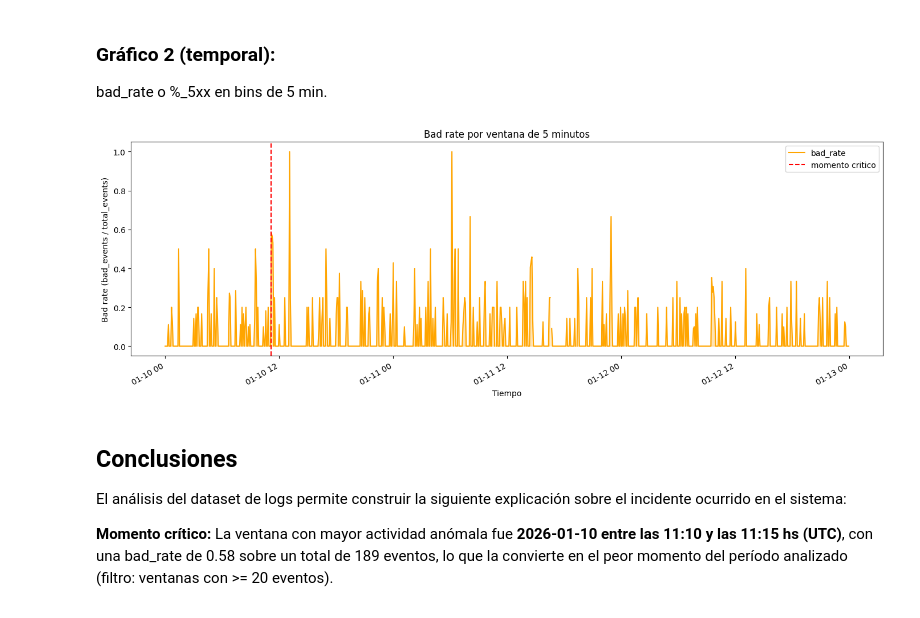
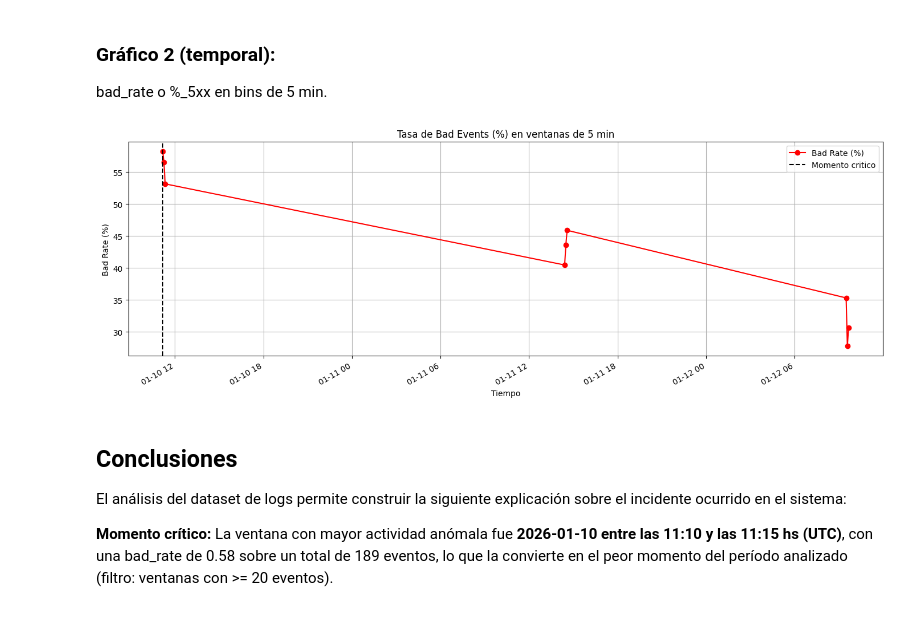
Before and after one commit to da21nny/The_Huddle_Challenge_6_CodePro_4, a Jupyter notebook: challenge_6.ipynb, the cells around one changed output. Drawn from its saved outputs; the diff is of its cells as text; code cells hidden in the pictures.

```diff
--- a/challenge_6.ipynb
+++ b/challenge_6.ipynb
@@ -256,42 +256,34 @@ plt.show() # Muestra el gráfico
 ### Gráfico 2 (temporal):
 bad_rate o %_5xx en bins de 5 min.
 # %%
-sr_x_time = df_time_windows['window_start'] # Obtiene la ventana de tiempo con el mayor bad rate
-sr_y_badrate = df_time_windows['bad_rate'] # Obtiene el bad rate
-
-fig, ax = plt.subplots(figsize=(14, 5)) # Crea una figura y un eje para el gráfico
+fig, ax = plt.subplots(figsize=(14, 5))
 
 ax.plot(
-    sr_x_time,
-    sr_y_badrate,
-    color = 'orange',
-    label = 'bad_rate'
-) # Grafica los datos
-
-ax.fill_between(
-    sr_x_time,
-    sr_y_badrate,
-    alpha = 0.3,
-    color = 'orange'
-) # Rellena el área debajo de la curva
+    df_windows_filtered['window_start'],
+    df_windows_filtered['bad_rate'] * 100,
+    label='Bad Rate (%)',
+    color='red',
+    marker='o'
+)
 
 ax.axvline(
-    x = dt_window_start,
-    color = 'red',
-    linestyle = '--',
-    label = 'momento critico'
-) # Grafica la línea vertical para el momento crítico
+    x=dt_window_start,
+    color='black',
+    linestyle='--',
+    label='Momento critico'
+)
 
-ax.set_title('Bad rate por ventana de 5 minutos') # Establece el título del gráfico
-ax.set_xlabel('Tiempo') # Establece la etiqueta del eje x
-ax.set_ylabel('Bad rate (bad_events / total_events)') # Establece la etiqueta del eje y
-ax.legend() # Muestra la leyenda
+ax.set_title('Tasa de Bad Events (%) en ventanas de 5 min')
+ax.set_xlabel('Tiempo')
+ax.set_ylabel('Bad Rate (%)')
+ax.legend()
+ax.grid(True)
 
-fig.autofmt_xdate() # Formatea las fechas del eje x
-plt.tight_layout() # Ajusta el diseño del gráfico
-plt.show() # Muestra el gráfico
+fig.autofmt_xdate()
+plt.tight_layout()
+plt.show()
 # %% [output]
-[figure, old version]
+[figure, new version]
 # %% [markdown]
 ## Conclusiones
 
```
